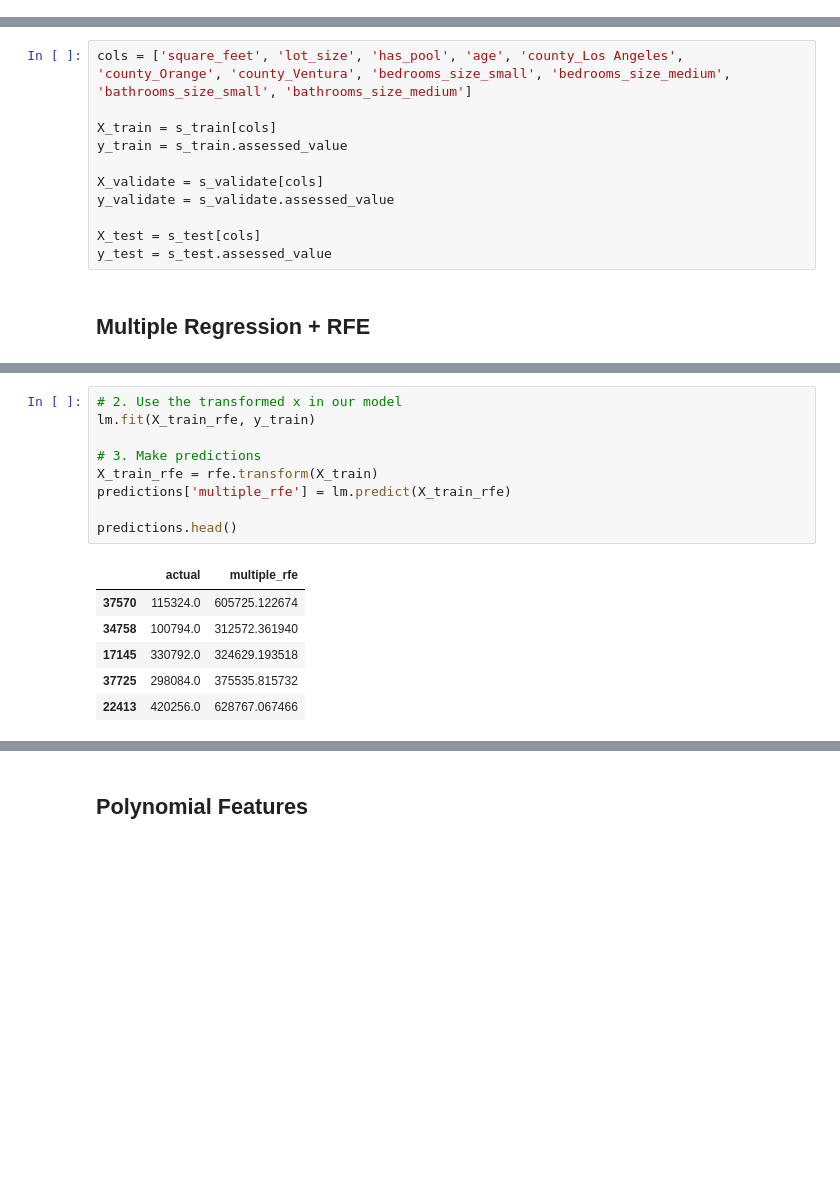
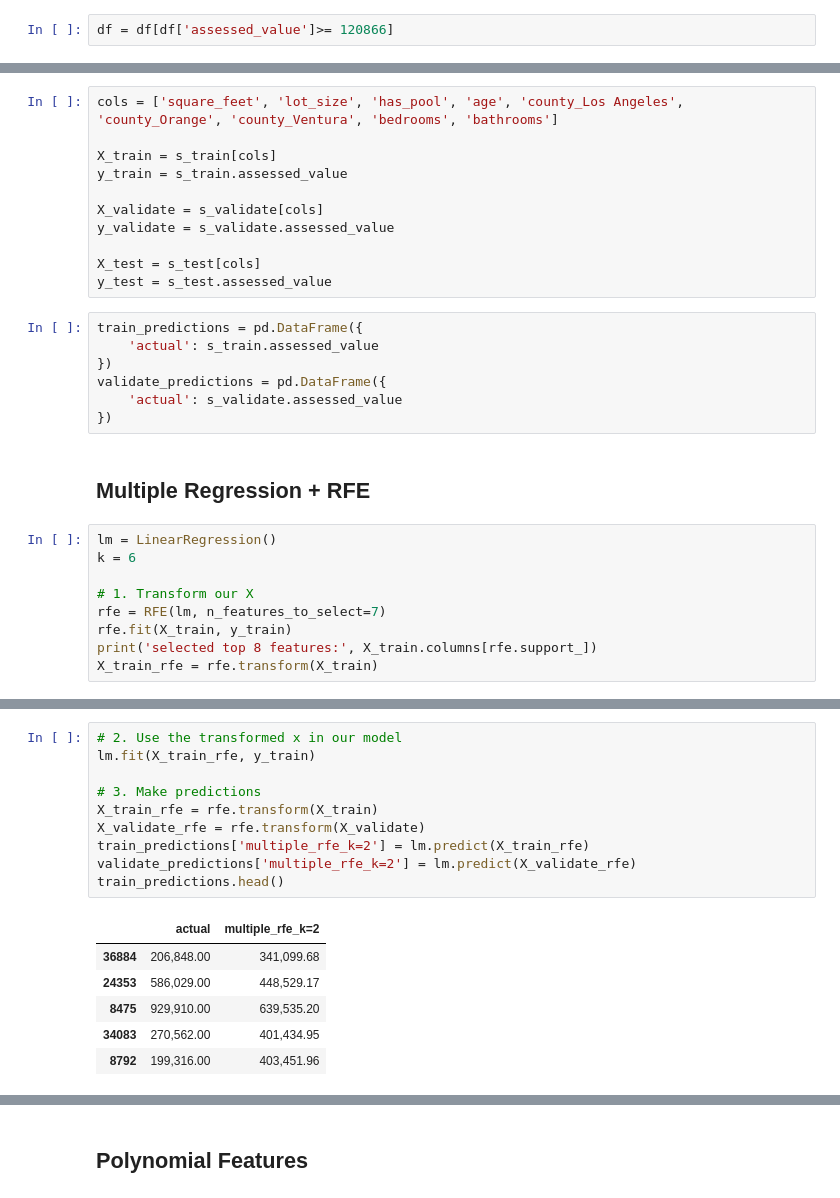
Before and after one commit to m3redithw/regression-exercises, a Jupyter notebook: model.ipynb, the cells around one changed output, grey strips where cells are left out. Drawn from its saved outputs; the diff is of its cells as text; blank space fills up the shorter version.

```diff
--- a/model.ipynb
+++ b/model.ipynb
@@ -20,0 +55,2 @@ df = prepare.prep_zillow(rawdf)
+# %%
+df = df[df['assessed_value']>= 120866]
@@ -102,7 +98,7 @@ s_train, s_validate, s_test = prepare.split(scaled_df)
 # %%
 pd.set_option('display.max_columns', None)
 # %%
-cols = ['square_feet', 'lot_size', 'has_pool', 'age', 'county_Los Angeles', 'county_Orange', 'county_Ventura', 'bedrooms_size_small', 'bedrooms_size_medium', 'bathrooms_size_small', 'bathrooms_size_medium']
+cols = ['square_feet', 'lot_size', 'has_pool', 'age', 'county_Los Angeles', 'county_Orange', 'county_Ventura', 'bedrooms', 'bathrooms']
 
 X_train = s_train[cols]
 y_train = s_train.assessed_value
@@ -112,5 +108,21 @@ y_validate = s_validate.assessed_value
 
 X_test = s_test[cols]
 y_test = s_test.assessed_value
+# %%
+train_predictions = pd.DataFrame({
+    'actual': s_train.assessed_value
+})
+validate_predictions = pd.DataFrame({
+    'actual': s_validate.assessed_value
+})
 # %% [markdown]
 ## Multiple  Regression + RFE
+# %%
+lm = LinearRegression()
+k = 6
+
+# 1. Transform our X
+rfe = RFE(lm, n_features_to_select=7)
+rfe.fit(X_train, y_train)
+print('selected top 8 features:', X_train.columns[rfe.support_])
+X_train_rfe = rfe.transform(X_train)
@@ -129,16 +145,17 @@ selected top 2 features: Index(['square_feet', 'bathrooms_size_small'], dtype='o
 # %%
 # 2. Use the transformed x in our model
 lm.fit(X_train_rfe, y_train)
 
 # 3. Make predictions
 X_train_rfe = rfe.transform(X_train)
-predictions['multiple_rfe'] = lm.predict(X_train_rfe)
-
-predictions.head()
+X_validate_rfe = rfe.transform(X_validate)
+train_predictions['multiple_rfe_k=2'] = lm.predict(X_train_rfe)
+validate_predictions['multiple_rfe_k=2'] = lm.predict(X_validate_rfe)
+train_predictions.head()
 # %% [output]
-|  | actual | multiple_rfe |
-| 37570 | 115324.0 | 605725.122674 |
-| 34758 | 100794.0 | 312572.361940 |
-| 17145 | 330792.0 | 324629.193518 |
-| 37725 | 298084.0 | 375535.815732 |
-| 22413 | 420256.0 | 628767.067466 |
+|  | actual | multiple_rfe_k=2 |
+| 36884 | 206,848.00 | 341,099.68 |
+| 24353 | 586,029.00 | 448,529.17 |
+| 8475 | 929,910.00 | 639,535.20 |
+| 34083 | 270,562.00 | 401,434.95 |
+| 8792 | 199,316.00 | 403,451.96 |
```
Also changed, not shown: parts of 53 cells of this notebook.
